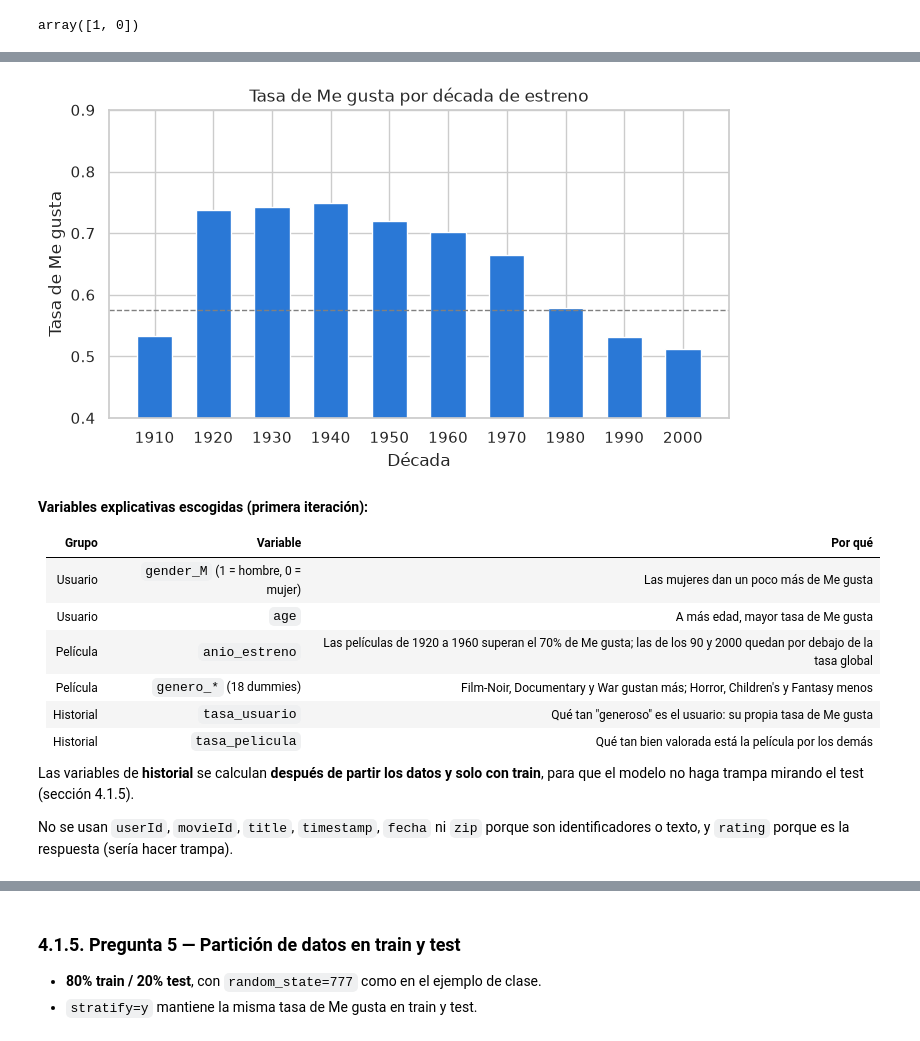
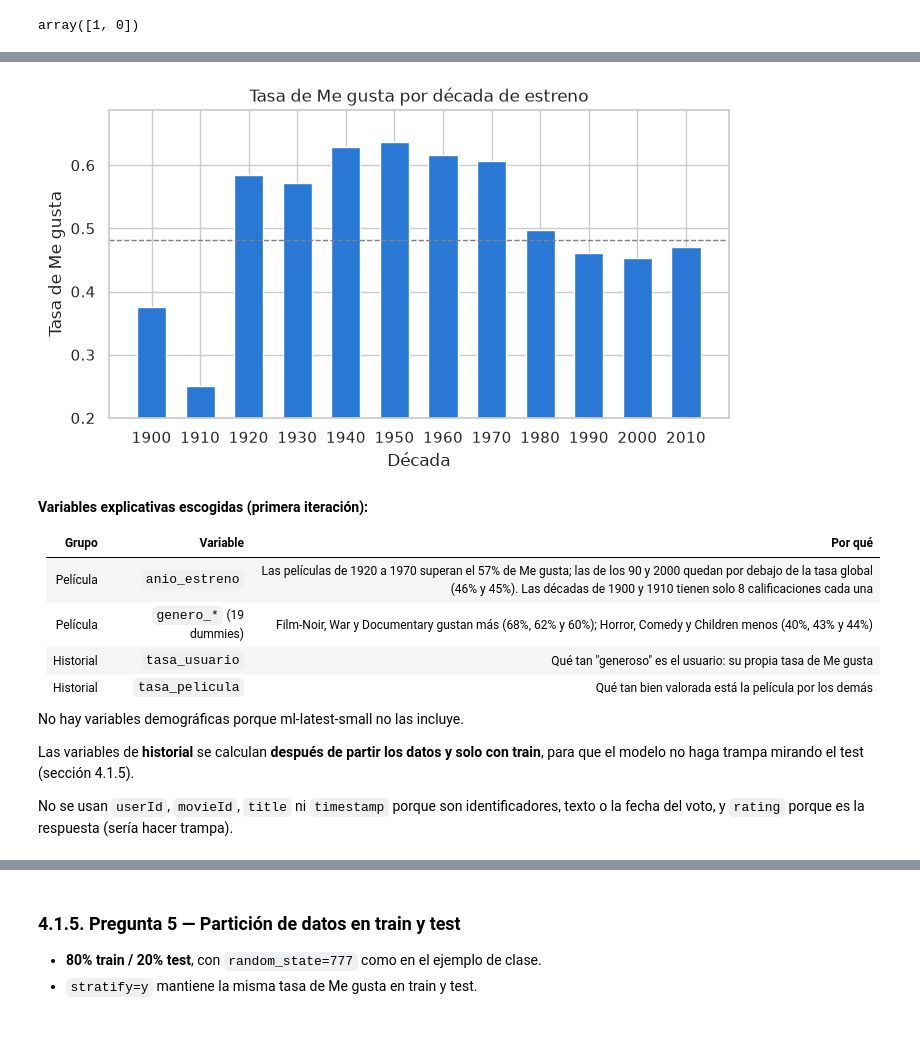
Before and after one commit to Brendavarm/Miner-a-de-Datos-DevBugs, a Jupyter notebook: WRANGLER/07_regresion_logistica/regresion_logistica.ipynb, the cells around one changed output, grey strips where cells are left out. Cells and saved outputs as stored; diff of their text form; code cells hidden in the pictures.

```diff
--- a/WRANGLER/07_regresion_logistica/regresion_logistica.ipynb
+++ b/WRANGLER/07_regresion_logistica/regresion_logistica.ipynb
@@ -70,9 +70,9 @@ def tabla_confusion(y_real, y_prob, umbral):
 # %% [markdown]
 # 2. PARÁMETROS
 # %%
-RUTA_DATOS = '../03_preparacion_datos/datos/'
+RUTA_DATOS = '../../anexo_ml-latest-small/ml-latest-small/'
 
-ESTRELLAS_ME_GUSTA = 4       # rating >= 4 (4 y 5) -> Me gusta ; rating 1, 2, 3 -> No me gusta
+ESTRELLAS_ME_GUSTA = 4       # rating >= 4 (4, 4.5 y 5) -> Me gusta ; rating 0.5 a 3.5 -> No me gusta
 TEST_SIZE = 0.2              # 80% train / 20% test (mismo hold-out del proyecto)
 RANDOM_STATE = 777           # misma semilla que el ejemplo de clase
 UMBRAL = 0.5                 # probabilidad a partir de la cual el modelo dice "Me gusta"
@@ -87,10 +87,11 @@ sns.set_theme(style='whitegrid')
 # %% [markdown]
 # 3. DATOS
 # %%
-# cargamos datos (salida de la fase de preparación del proyecto)
-ratings_df = pd.read_csv(RUTA_DATOS + 'datos_limpios.csv', sep=',')
-usuarios_df = pd.read_csv(RUTA_DATOS + 'usuarios.csv', sep=',')
+# cargamos datos: MovieLens ml-latest-small (calificaciones y catálogo de películas)
+ratings_df = pd.read_csv(RUTA_DATOS + 'ratings.csv', sep=',')
+peliculas_df = pd.read_csv(RUTA_DATOS + 'movies.csv', sep=',')
 
 print('calificaciones:', ratings_df.shape)
-print('usuarios      :', usuarios_df.shape)
+print('películas     :', peliculas_df.shape)
+print('usuarios      :', ratings_df['userId'].nunique())
 # %% [output]
@@ -99,6 +101,14 @@ usuarios      : (6040, 5)
 # %%
-# unimos cada calificación con los datos del usuario que la dio
-movies_df = ratings_df.merge(usuarios_df, on='userId', how='left')
+# unimos cada calificación con los datos de la película (título y géneros)
+movies_df = ratings_df.merge(peliculas_df, on='movieId', how='left')
+
+# año de estreno: viene al final del título, por ejemplo "Toy Story (1995)"
+movies_df['anio_estreno'] = movies_df['title'].str.extract(r'\((\d{4})\)\s*$')[0]
+sin_anio = movies_df['anio_estreno'].isna()
+print('calificaciones sin año en el título:', sin_anio.sum(),
+      '| películas:', movies_df.loc[sin_anio, 'movieId'].nunique(), '-> se eliminan')
+movies_df = movies_df[~sin_anio].reset_index(drop=True)
+movies_df['anio_estreno'] = movies_df['anio_estreno'].astype(int)
 
 print(movies_df.shape)
 movies_df.head(3)
@@ -311,31 +301,31 @@ tasa_genero
 # %%
 # tasa de Me gusta por década de estreno
 df['decada_estreno'] = (df['anio_estreno'] // 10) * 10
 tasa_decada = df.groupby('decada_estreno')['le_gusta'].mean()
 
 plt.figure(figsize=(8, 4))
 plt.bar(tasa_decada.index.astype(str), tasa_decada.values, color=COLOR_GUSTA, width=0.6)
 plt.axhline(tasa_me_gusta, color='gray', linestyle='--', linewidth=1)
-plt.ylim(0.4, 0.9)
+plt.ylim(tasa_decada.min() - 0.05, tasa_decada.max() + 0.05)
 plt.title('Tasa de Me gusta por década de estreno')
 plt.xlabel('Década')
 plt.ylabel('Tasa de Me gusta')
 plt.show()
 # %% [output]
-[figure, old version]
+[figure, new version]
 # %% [markdown]
 **Variables explicativas escogidas (primera iteración):**
 
 | Grupo | Variable | Por qué |
 |---|---|---|
-| Usuario | `gender_M` (1 = hombre, 0 = mujer) | Las mujeres dan un poco más de Me gusta |
-| Usuario | `age` | A más edad, mayor tasa de Me gusta |
-| Película | `anio_estreno` | Las películas de 1920 a 1960 superan el 70% de Me gusta; las de los 90 y 2000 quedan por debajo de la tasa global |
-| Película | `genero_*` (18 dummies) | Film-Noir, Documentary y War gustan más; Horror, Children's y Fantasy menos |
+| Película | `anio_estreno` | Las películas de 1920 a 1970 superan el 57% de Me gusta; las de los 90 y 2000 quedan por debajo de la tasa global (46% y 45%). Las décadas de 1900 y 1910 tienen solo 8 calificaciones cada una |
+| Película | `genero_*` (19 dummies) | Film-Noir, War y Documentary gustan más (68%, 62% y 60%); Horror, Comedy y Children menos (40%, 43% y 44%) |
 | Historial | `tasa_usuario` | Qué tan "generoso" es el usuario: su propia tasa de Me gusta |
 | Historial | `tasa_pelicula` | Qué tan bien valorada está la película por los demás |
 
+No hay variables demográficas porque ml-latest-small no las incluye.
+
 Las variables de **historial** se calculan **después de partir los datos y solo con train**, para que el modelo no haga trampa mirando el test (sección 4.1.5).
 
-No se usan `userId`, `movieId`, `title`, `timestamp`, `fecha` ni `zip` porque son identificadores o texto, y `rating` porque es la respuesta (sería hacer trampa).
+No se usan `userId`, `movieId`, `title` ni `timestamp` porque son identificadores, texto o la fecha del voto, y `rating` porque es la respuesta (sería hacer trampa).
 # %%
```
Also changed, not shown: parts of 36 cells of this notebook, 18 other files.
